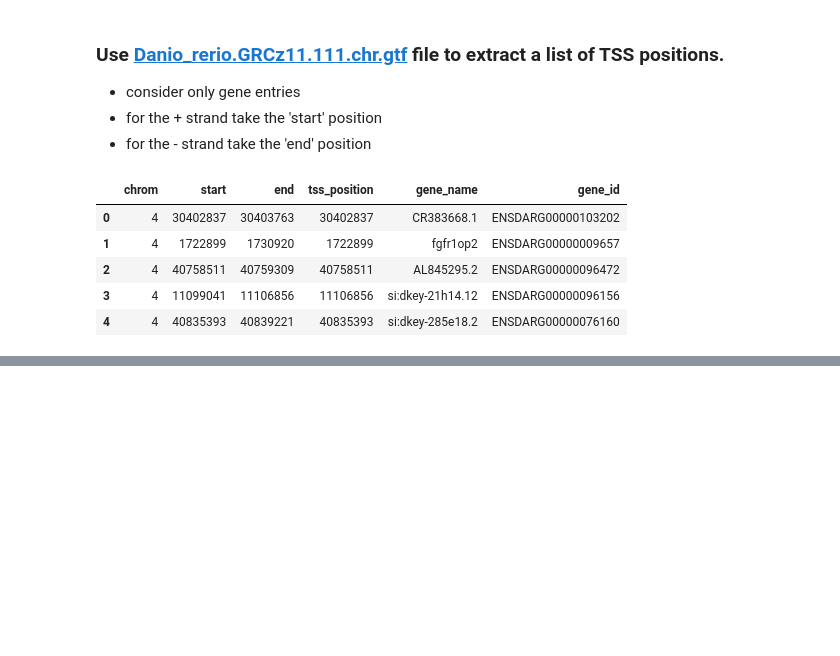
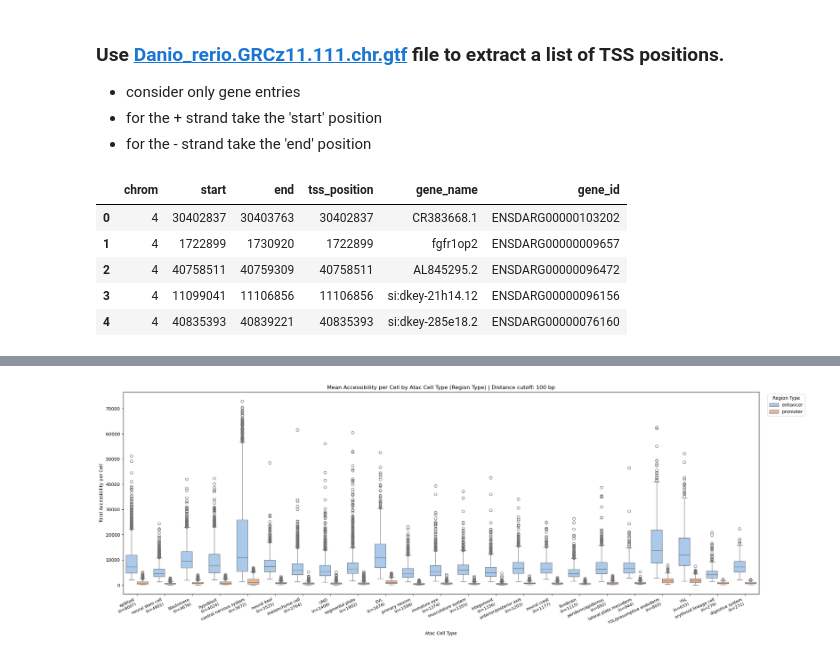
Before and after one commit to mourouzidou/zebrafish_development, a Jupyter notebook: notebooks/embryo/prepare_ATAC_data.ipynb, the cells around one changed output, grey strips where cells are left out. Drawn from its saved outputs; the diff is of its cells as text; code cells hidden in the pictures; blank space fills up the shorter version.

```diff
--- a/notebooks/embryo/prepare_ATAC_data.ipynb
+++ b/notebooks/embryo/prepare_ATAC_data.ipynb
@@ -250,13 +250,11 @@ gene_info.head()
 | 3 | 4 | 11099041 | 11106856 | 11106856 | si:dkey-21h14.12 | ENSDARG00000096156 |
 | 4 | 4 | 40835393 | 40839221 | 40835393 | si:dkey-285e18.2 | ENSDARG00000076160 |
 # %%
-dist = 1000  # distance threshold for TSS annotation
+dist = 100  # distance threshold for TSS annotation
 
-ann_1000 = annotate_peaks_with_region_types(log_seq, gene_info, distance_threshold=dist)
-# values in genomic_context
-print(ann_10_000['genomic_context'].value_counts())
-# values in region_types
-print(ann_10_000['region_type'].value_counts())
+ann_100 = annotate_peaks_with_gen_info(log_seq, gene_info, distance_threshold=dist)
+print(ann_100['genomic_context'].value_counts()) # intra/inter genic
+print(ann_100['region_type'].value_counts()) # promoter/enhancer
 # %% [output]
 genomic_context
 intragenic    240801
@@ -528,0 +289,76 @@ for dist in distance_cutoffs:
+# %%
+summary_df = summarize_peak_accessibility(atac_data_df, ann_100, atac_metadata_df)
+print(summary_df.head())
+# %%
+
+def plot_summary_accessibility(
+    summary_df,
+    gen_info="region_type",         # "region_type" or "genomic_context"
+    group_by="atac_cell_type",      # "atac_cell_type" or "pseudobulk"
+    dist=1000,                     # distance cutoff for region_type/promoter annotation
+    show=True,
+    save_path=None
+):
+    """
+    Plots mean accessibility per cell by region/genomic context and group (cell type or pseudobulk).
+    """
+    # Column selection and labels
+    if gen_info == "region_type":
+        col1, col2 = "total_enhancer_accessibility", "total_promoter_accessibility"
+        plot_labels = ["enhancer", "promoter"]
+        legend_title = "Region Type"
+    elif gen_info == "genomic_context":
+        col1, col2 = "total_intergenic_accessibility", "total_intragenic_accessibility"
+        plot_labels = ["intergenic", "intragenic"]
+        legend_title = "Genomic Context"
+    else:
+        raise ValueError("gen_info must be 'region_type' or 'genomic_context'")
+
+    # Prepare dataframe in long format for seaborn
+    plot_df = summary_df[[group_by, col1, col2]].copy()
+    plot_df = plot_df.melt(id_vars=group_by, value_vars=[col1, col2],
+                           var_name='Context', value_name='Accessibility')
+    plot_df['Context'] = plot_df['Context'].map({
+        col1: plot_labels[0],
+        col2: plot_labels[1]
+    })
+
+    # Order groups by number of cells
+    group_counts = summary_df[group_by].value_counts()
+    order = group_counts.index.tolist()
+    x_labels = [f"{grp}\n(n={group_counts[grp]})" for grp in order]
+
+    # Plot
+    plt.figure(figsize=(22, 8))
+    ax = sns.boxplot(
+        data=plot_df,
+        x=group_by,
+        y='Accessibility',
+        hue='Context',
+        order=order,
+        palette='pastel'
+    )
+    plt.title(
+        f"Mean Accessibility per Cell by {group_by.replace('_', ' ').title()} "
+        f"({legend_title}) | Distance cutoff: {dist} bp"
+    )
+    plt.xlabel(group_by.replace('_', ' ').title())
+    plt.ylabel("Total Accessibility per Cell")
+    ax.set_xticklabels(x_labels, rotation=25, ha='right', fontsize=9)
+    plt.legend(title=legend_title, bbox_to_anchor=(1.01, 1), loc='upper left', fontsize=10)
+    plt.tight_layout()
+    if save_path:
+        plt.savefig(save_path, dpi=180)
+    if show:
+        plt.show()
+    plt.close()
+plot_summary_accessibility(
+    summary_df,
+    gen_info="region_type",
+    group_by="atac_cell_type",
+    dist=100,
+    show=True,
+    save_path="../../data/embryo/plots/boxplot_mean_accessibility_per_celltype_regiontype_10000bp.png"
+)
+# %% [output]
+[figure, added]
```
Also changed, not shown: parts of 14 cells of this notebook, 3 other files.
